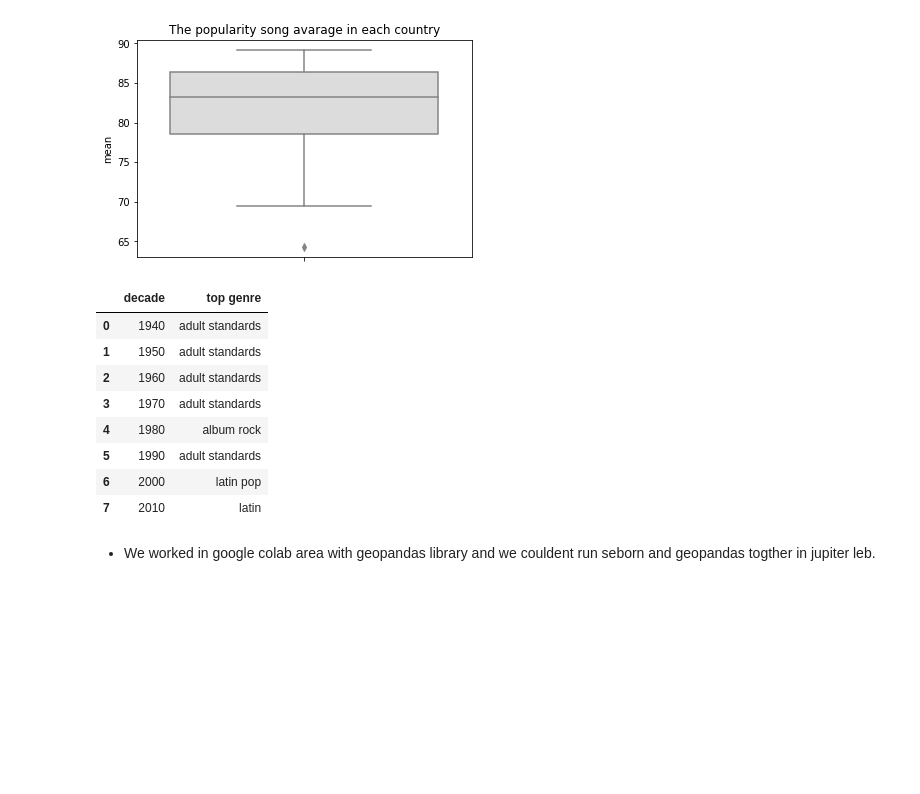
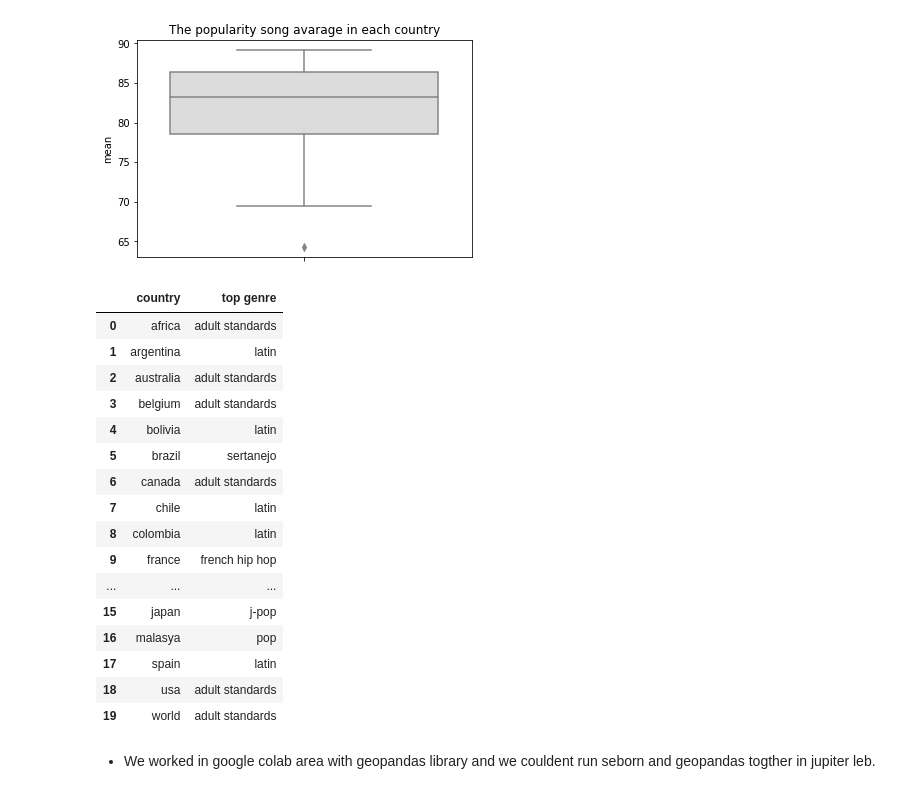
Before and after one commit to Saraikogman/New-project, a Jupyter notebook: 4.ipynb, the cells around one changed output. Cells and saved outputs as stored; diff of their text form; code cells hidden in the pictures; blank space fills up the shorter version.

```diff
--- a/4.ipynb
+++ b/4.ipynb
@@ -313,20 +313,29 @@ plt.show()
 # %% [output]
 [figure]
 # %%
-Top_genre_each_decade = top_50_df[['decade', 'top genre','count']]
-Top_genre_each_decade = pd.DataFrame(top_50_df.groupby(['decade', 'top genre'])['count'].sum()).reset_index().rename(columns={'decade':'decade','top genre' : 'top genre','count':'count'})
-Top_genre_each_decade =Top_genre_each_decade.set_index('top genre').groupby('decade')['count'].nlargest(1).index.to_frame().reset_index(drop=True)
-Top_genre_each_decade
+#Finding the most popular genre for each country by using grouping and aggregation
+Top_genre_each_country = top_50_df[['country', 'top genre','count']]
+Top_genre_each_country = pd.DataFrame(top_50_df.groupby(['country', 'top genre'])['count'].sum()).reset_index().rename(columns={'country':'country','top genre' : 'top genre','count':'count'})
+Top_genre_each_country =Top_genre_each_country.set_index('top genre','count').groupby('country')['count'].nlargest(1).index.to_frame().reset_index(drop=True)
+Top_genre_each_country
 # %% [output]
-|  | decade | top genre |
-| 0 | 1940 | adult standards |
-| 1 | 1950 | adult standards |
-| 2 | 1960 | adult standards |
-| 3 | 1970 | adult standards |
-| 4 | 1980 | album rock |
-| 5 | 1990 | adult standards |
-| 6 | 2000 | latin pop |
-| 7 | 2010 | latin |
+|  | country | top genre |
+| 0 | africa | adult standards |
+| 1 | argentina | latin |
+| 2 | australia | adult standards |
+| 3 | belgium | adult standards |
+| 4 | bolivia | latin |
+| 5 | brazil | sertanejo |
+| 6 | canada | adult standards |
+| 7 | chile | latin |
+| 8 | colombia | latin |
+| 9 | france | french hip hop |
+| ... | ... | ... |
+| 15 | japan | j-pop |
+| 16 | malasya | pop |
+| 17 | spain | latin |
+| 18 | usa | adult standards |
+| 19 | world | adult standards |
 # %% [markdown]
 * We worked in google colab area with geopandas library and we couldent run seborn and geopandas togther in jupiter leb.
 # %%
```
